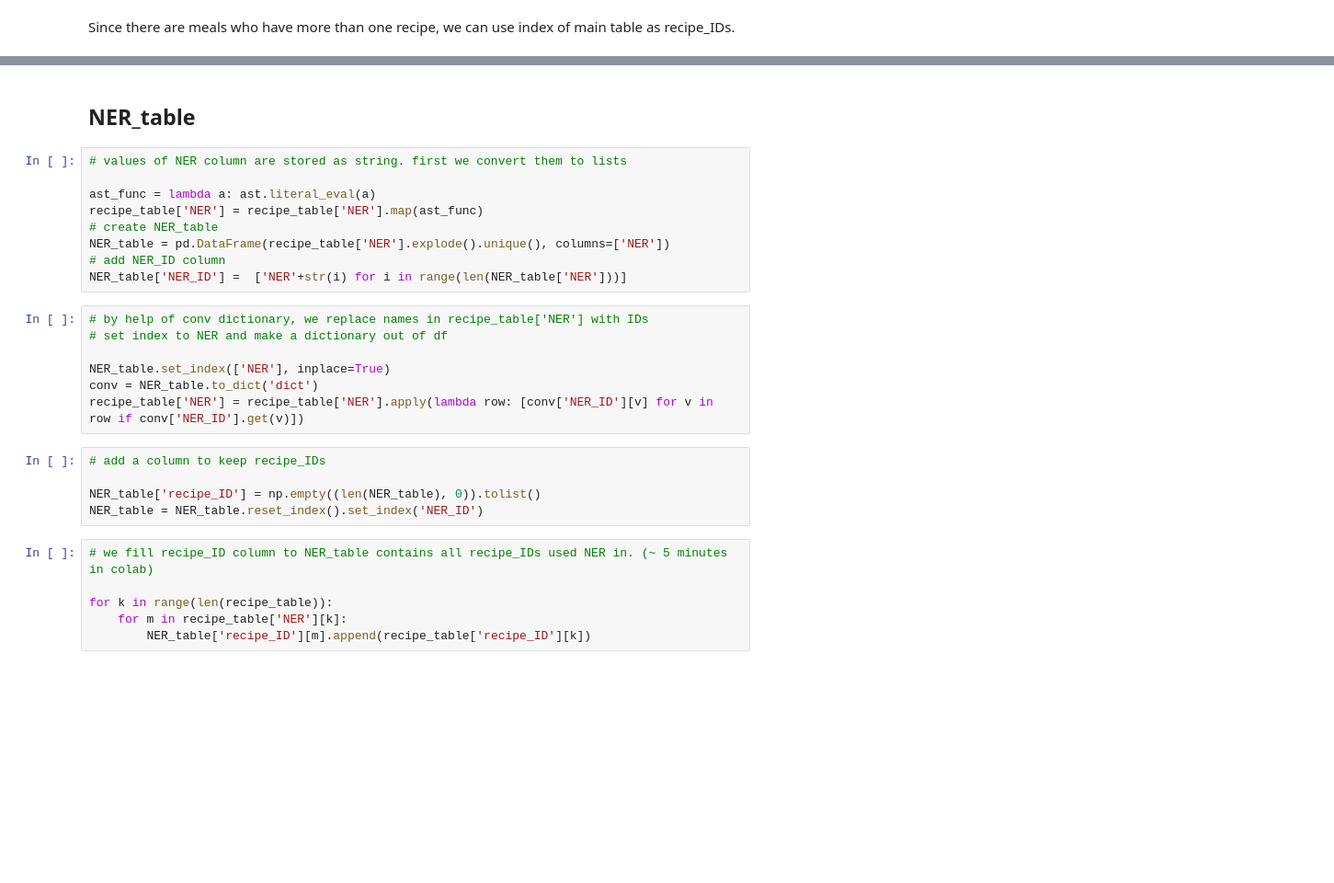
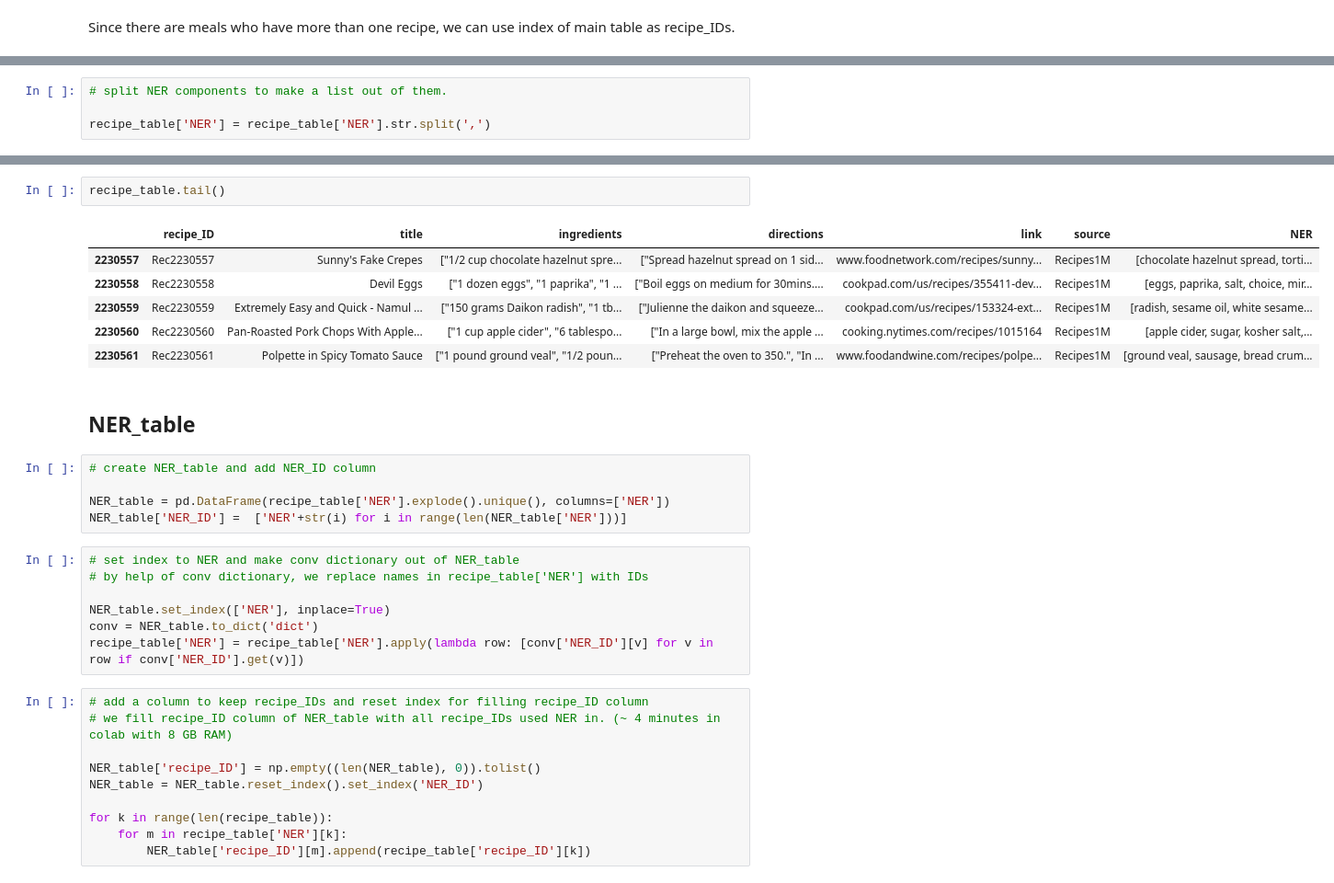
Before and after one commit to BehzadBarati/Ingredient-Maps, a Jupyter notebook: Food_Recipes_RecipeNLG.ipynb, the cells around one changed output, grey strips where cells are left out. Shown at 92% size. Drawn from its saved outputs; the diff is of its cells as text; blank space fills up the shorter version.

```diff
--- a/Food_Recipes_RecipeNLG.ipynb
+++ b/Food_Recipes_RecipeNLG.ipynb
@@ -139,0 +169,4 @@ recipe_table['recipe_ID'] = "Rec" + recipe_table['recipe_ID'].astype(str)
+# %%
+# split NER components to make a list out of them.
+
+recipe_table['NER'] = recipe_table['NER'].str.split(',')
@@ -140,32 +191,36 @@ recipe_table['recipe_ID'] = "Rec" + recipe_table['recipe_ID'].astype(str)
+# %%
+recipe_table.tail()
+# %% [output]
+|  | recipe_ID | title | ingredients | directions | link | source | NER |
+| 2230557 | Rec2230557 | Sunny's Fake Crepes | ["1/2 cup chocolate hazelnut spre... | ["Spread hazelnut spread on 1 sid... | www.foodnetwork.com/recipes/sunny... | Recipes1M | [chocolate hazelnut spread, torti... |
+| 2230558 | Rec2230558 | Devil Eggs | ["1 dozen eggs", "1 paprika", "1 ... | ["Boil eggs on medium for 30mins.... | cookpad.com/us/recipes/355411-dev... | Recipes1M | [eggs, paprika, salt, choice, mir... |
+| 2230559 | Rec2230559 | Extremely Easy and Quick - Namul ... | ["150 grams Daikon radish", "1 tb... | ["Julienne the daikon and squeeze... | cookpad.com/us/recipes/153324-ext... | Recipes1M | [radish, sesame oil, white sesame... |
+| 2230560 | Rec2230560 | Pan-Roasted Pork Chops With Apple... | ["1 cup apple cider", "6 tablespo... | ["In a large bowl, mix the apple ... | cooking.nytimes.com/recipes/1015164 | Recipes1M | [apple cider, sugar, kosher salt,... |
+| 2230561 | Rec2230561 | Polpette in Spicy Tomato Sauce | ["1 pound ground veal", "1/2 poun... | ["Preheat the oven to 350.", "In ... | www.foodandwine.com/recipes/polpe... | Recipes1M | [ground veal, sausage, bread crum... |
 # %% [markdown]
 ## NER_table
 # %%
-# values of NER column are stored as string. first we convert them to lists
+# create NER_table and add NER_ID column
 
-ast_func = lambda a: ast.literal_eval(a)
-recipe_table['NER'] = recipe_table['NER'].map(ast_func)
-# create NER_table
 NER_table = pd.DataFrame(recipe_table['NER'].explode().unique(), columns=['NER'])
-# add NER_ID column
 NER_table['NER_ID'] =  ['NER'+str(i) for i in range(len(NER_table['NER']))]
 # %%
+# set index to NER and make conv dictionary out of NER_table
 # by help of conv dictionary, we replace names in recipe_table['NER'] with IDs
-# set index to NER and make a dictionary out of df
 
 NER_table.set_index(['NER'], inplace=True)
 conv = NER_table.to_dict('dict')
 recipe_table['NER'] = recipe_table['NER'].apply(lambda row: [conv['NER_ID'][v] for v in row if conv['NER_ID'].get(v)])
 # %%
-# add a column to keep recipe_IDs
+# add a column to keep recipe_IDs and reset index for filling recipe_ID column
+# we fill recipe_ID column of NER_table with all recipe_IDs used NER in. (~ 4 minutes in colab with 8 GB RAM)
 
 NER_table['recipe_ID'] = np.empty((len(NER_table), 0)).tolist()
 NER_table = NER_table.reset_index().set_index('NER_ID')
+
+for k in range(len(recipe_table)):
+    for m in recipe_table['NER'][k]:
+        NER_table['recipe_ID'][m].append(recipe_table['recipe_ID'][k])
-# %%
-# we fill recipe_ID column to NER_table contains all recipe_IDs used NER in. (~ 5 minutes in colab)
-
-for k in range(len(recipe_table)):
-    for m in recipe_table['NER'][k]:
-        NER_table['recipe_ID'][m].append(recipe_table['recipe_ID'][k])
 # %%
 # this is another approach to fill recipe_ID column in NER_table. but this is slow. (~ 1600 hours for this problem)
 '''
```
Also changed, not shown: parts of 24 cells of this notebook.
